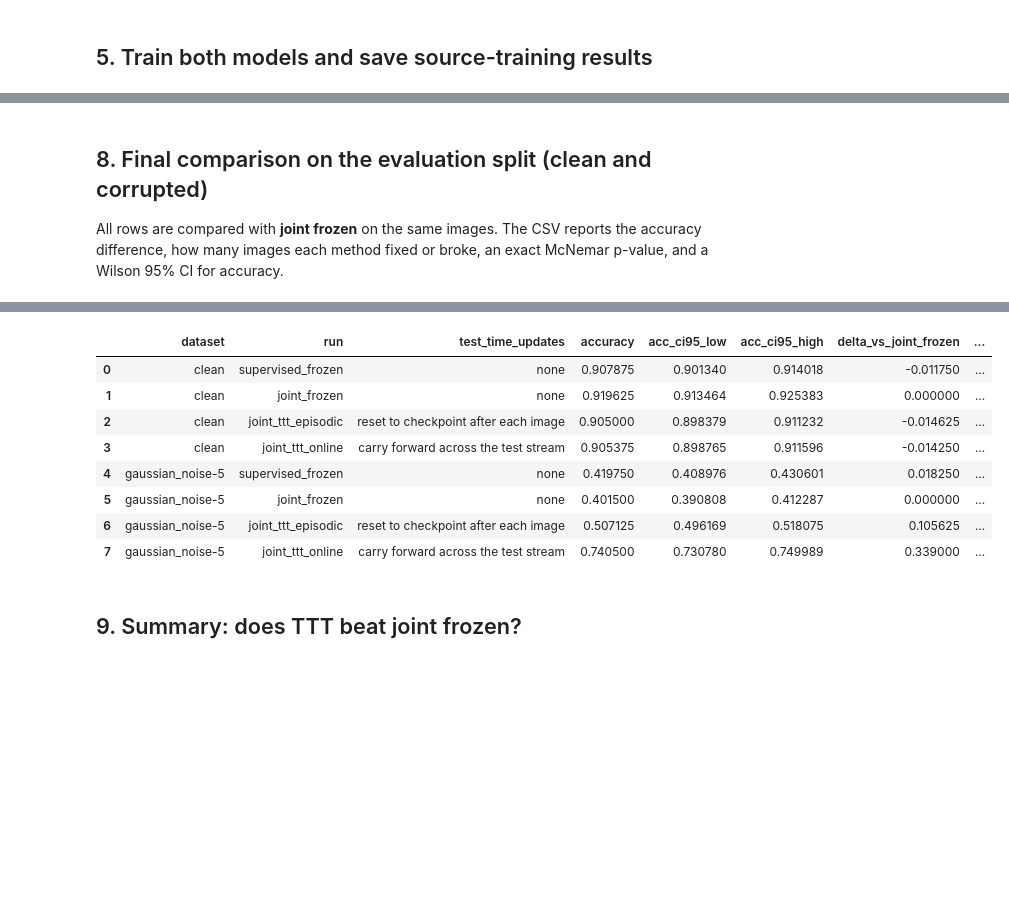
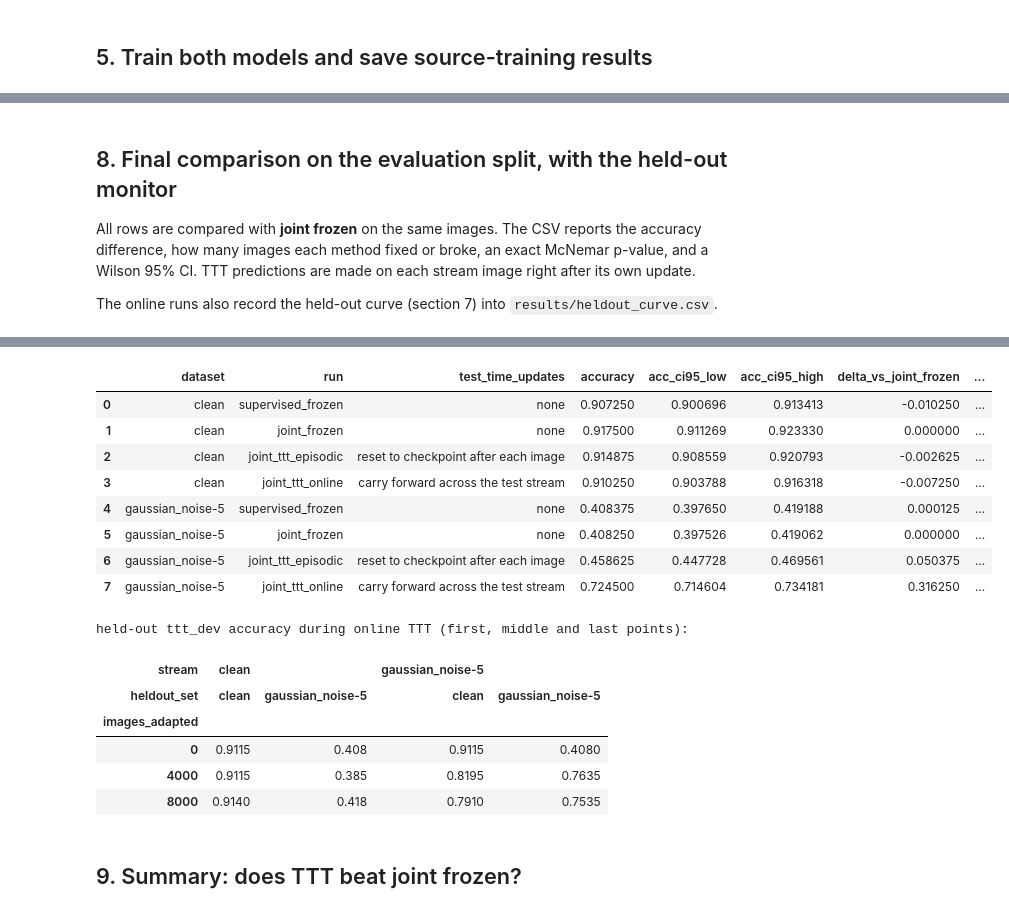
Before and after one commit to dong-quan-tran/acm-online-learning-human-way, a Jupyter notebook: notebooks/nguyen-expa.ipynb, the cells around one changed output, grey strips where cells are left out. Drawn from its saved outputs; the diff is of its cells as text; code cells hidden in the pictures; blank space fills up the shorter version.

```diff
--- a/notebooks/nguyen-expa.ipynb
+++ b/notebooks/nguyen-expa.ipynb
@@ -684,0 +656,16 @@ chosen TTT settings: {'episodic_lr': 0.01, 'episodic_steps': 10, 'online_lr': 0.
+# %%
+def make_monitor(sink, stream_key):
+    # Scores the current weights on every held-out ttt_dev set. Labels are used only here, never inside run_ttt.
+    def monitor(model, n_adapted):
+        for held_key, (Xh, yh) in TDEV.items():
+            sink.append({'stream': stream_key, 'images_adapted': n_adapted, 'heldout_set': held_key,
+                         'heldout_n': len(yh), 'accuracy': float((predict(model, Xh) == yh).mean())})
+    return monitor
+
+# reference levels on the held-out sets: both trained models, frozen, no TTT
+HELDOUT_REF = []
+for name, m in (('supervised', sup_model), ('joint', joint_model)):
+    for held_key, (Xh, yh) in TDEV.items():
+        HELDOUT_REF.append({'model': name, 'heldout_set': held_key, 'accuracy': float((predict(m, Xh) == yh).mean())})
+HELDOUT_REF = pd.DataFrame(HELDOUT_REF)
+display(HELDOUT_REF)
@@ -685,6 +678,8 @@ chosen TTT settings: {'episodic_lr': 0.01, 'episodic_steps': 10, 'online_lr': 0.
 # %% [markdown]
-## 8. Final comparison on the evaluation split (clean and corrupted)
-All rows are compared with **joint frozen** on the same images. The CSV reports the accuracy difference, how many images each method fixed or broke, an exact McNemar p-value, and a Wilson 95% CI for accuracy.
+## 8. Final comparison on the evaluation split, with the held-out monitor
+All rows are compared with **joint frozen** on the same images. The CSV reports the accuracy difference, how many images each method fixed or broke, an exact McNemar p-value, and a Wilson 95% CI. TTT predictions are made on each stream image right after its own update.
+
+The online runs also record the held-out curve (section 7) into `results/heldout_curve.csv`.
 # %%
 def wilson(k, n, z=1.96):
     p = k / n
@@ -716,8 +711,9 @@ def result_row(model, method, updates, preds, y, ref_preds, common, extra):
     return row
 
 UPD_EPI = 'reset to checkpoint after each image'
-UPD_ONL = 'carry forward across the test stream'
-results, PRED = [], {}
+UPD_ONL = ('carry forward across the test stream' if CFG['online_update_images'] == 1 else
+           'carry forward; one update per %d stream images' % CFG['online_update_images'])
+results, PRED, HELDOUT_CURVE = [], {}, []
 for key, (X, y) in EVAL.items():
     corr, sev = ('none', 0) if key == 'clean' else (CFG['corruption'], CFG['severity'])
     common = {'dataset': key, 'corruption': corr, 'severity': sev}
@@ -726,15 +722,18 @@ for key, (X, y) in EVAL.items():
     p_joint = predict(joint_model, X)
     rot_joint = rotation_accuracy(joint_model, X)
     order = np.random.RandomState(SEEDS['online_stream_order']).permutation(len(X))
-    p_epi, i_epi = run_ttt(joint_model, X, 'episodic', CHOSEN['episodic_lr'], CHOSEN['episodic_steps'], y=y, tag=key)
-    p_onl, i_onl = run_ttt(joint_model, X, 'online', CHOSEN['online_lr'], CHOSEN['online_steps'], y=y, order=order, tag=key)
+    p_epi, i_epi = run_ttt(joint_model, X, 'episodic', CFG['episodic_lr'], CFG['episodic_steps'], tag=key)
+    p_onl, i_onl = run_ttt(joint_model, X, 'online', CFG['online_lr'], CFG['online_steps'], order=order, tag=key,
+                           update_images=CFG['online_update_images'],
+                           monitor=make_monitor(HELDOUT_CURVE, key), monitor_every=CFG['monitor_every'])
     results.append(result_row('supervised', 'frozen', 'none', p_sup, y, p_joint, common, {}))
     results.append(result_row('joint', 'frozen', 'none', p_joint, y, p_joint, common, {'rot_acc_frozen': rot_joint}))
     results.append(result_row('joint', 'ttt_episodic', UPD_EPI, p_epi, y, p_joint, common,
-                              {'ttt_lr': CHOSEN['episodic_lr'], 'ttt_steps': CHOSEN['episodic_steps'], 'ttt_batch': CFG['ttt_batch'],
+                              {'ttt_lr': CFG['episodic_lr'], 'ttt_steps': CFG['episodic_steps'], 'ttt_batch': CFG['ttt_batch'],
                                'seconds': i_epi['seconds'], 'heads_frozen_ok': i_epi['heads_frozen_ok']}))
     results.append(result_row('joint', 'ttt_online', UPD_ONL, p_onl, y, p_joint, common,
-                              {'ttt_lr': CHOSEN['online_lr'], 'ttt_steps': CHOSEN['online_steps'], 'ttt_batch': CFG['ttt_batch'],
+                              {'ttt_lr': CFG['online_lr'], 'ttt_steps': CFG['online_steps'], 'ttt_batch': CFG['ttt_batch'],
+                               'online_update_images': CFG['online_update_images'],
                                'seconds': i_onl['seconds'], 'heads_frozen_ok': i_onl['heads_frozen_ok'],
                                'final_rel_param_drift': i_onl['final_rel_param_drift']}))
     PRED[key + '/labels'] = y
@@ -750,5 +749,14 @@ np.savez(os.path.join(RES_DIR, 'predictions.npz'), eval_idx=eval_idx, **PRED)
 show_cols = ['dataset', 'run', 'test_time_updates', 'accuracy', 'acc_ci95_low', 'acc_ci95_high',
              'delta_vs_joint_frozen', 'fixed_vs_joint_frozen', 'broken_vs_joint_frozen', 'mcnemar_p_vs_joint_frozen']
 display(df[show_cols])
+
+hc = pd.DataFrame(HELDOUT_CURVE)
+hc['training'] = 'joint (CE_cls + CE_rot)'
+hc['test_time'] = 'online TTT on the ' + hc['stream'] + ' evaluation stream (' + UPD_ONL + ')'
+hc['scored_as'] = 'frozen weights, no TTT on ttt_dev images'
+hc.to_csv(os.path.join(RES_DIR, 'heldout_curve.csv'), index=False)
+print('held-out ttt_dev accuracy during online TTT (first, middle and last points):')
+_pv = hc.pivot_table(index='images_adapted', columns=['stream', 'heldout_set'], values='accuracy')
+display(_pv.iloc[[0, len(_pv) // 2, -1]])
 # %% [output]
 == clean ==
@@ -772,12 +780,19 @@ display(df[show_cols])
 |  | dataset | run | test_time_updates | accuracy | acc_ci95_low | acc_ci95_high | delta_vs_joint_frozen | ... |
-| 0 | clean | supervised_frozen | none | 0.907875 | 0.901340 | 0.914018 | -0.011750 | ... |
-| 1 | clean | joint_frozen | none | 0.919625 | 0.913464 | 0.925383 | 0.000000 | ... |
-| 2 | clean | joint_ttt_episodic | reset to checkpoint after each image | 0.905000 | 0.898379 | 0.911232 | -0.014625 | ... |
-| 3 | clean | joint_ttt_online | carry forward across the test stream | 0.905375 | 0.898765 | 0.911596 | -0.014250 | ... |
-| 4 | gaussian_noise-5 | supervised_frozen | none | 0.419750 | 0.408976 | 0.430601 | 0.018250 | ... |
-| 5 | gaussian_noise-5 | joint_frozen | none | 0.401500 | 0.390808 | 0.412287 | 0.000000 | ... |
-| 6 | gaussian_noise-5 | joint_ttt_episodic | reset to checkpoint after each image | 0.507125 | 0.496169 | 0.518075 | 0.105625 | ... |
-| 7 | gaussian_noise-5 | joint_ttt_online | carry forward across the test stream | 0.740500 | 0.730780 | 0.749989 | 0.339000 | ... |
+| 0 | clean | supervised_frozen | none | 0.907250 | 0.900696 | 0.913413 | -0.010250 | ... |
+| 1 | clean | joint_frozen | none | 0.917500 | 0.911269 | 0.923330 | 0.000000 | ... |
+| 2 | clean | joint_ttt_episodic | reset to checkpoint after each image | 0.914875 | 0.908559 | 0.920793 | -0.002625 | ... |
+| 3 | clean | joint_ttt_online | carry forward across the test stream | 0.910250 | 0.903788 | 0.916318 | -0.007250 | ... |
+| 4 | gaussian_noise-5 | supervised_frozen | none | 0.408375 | 0.397650 | 0.419188 | 0.000125 | ... |
+| 5 | gaussian_noise-5 | joint_frozen | none | 0.408250 | 0.397526 | 0.419062 | 0.000000 | ... |
+| 6 | gaussian_noise-5 | joint_ttt_episodic | reset to checkpoint after each image | 0.458625 | 0.447728 | 0.469561 | 0.050375 | ... |
+| 7 | gaussian_noise-5 | joint_ttt_online | carry forward across the test stream | 0.724500 | 0.714604 | 0.734181 | 0.316250 | ... |
+held-out ttt_dev accuracy during online TTT (first, middle and last points):
+| stream | clean |  | gaussian_noise-5 |  |
+| heldout_set | clean | gaussian_noise-5 | clean | gaussian_noise-5 |
+| images_adapted |  |  |  |  |
+| 0 | 0.9115 | 0.408 | 0.9115 | 0.4080 |
+| 4000 | 0.9115 | 0.385 | 0.8195 | 0.7635 |
+| 8000 | 0.9140 | 0.418 | 0.7910 | 0.7535 |
 # %% [markdown]
 ## 9. Summary: does TTT beat joint frozen?
 # %%
```
Also changed, not shown: parts of 19 cells of this notebook.
